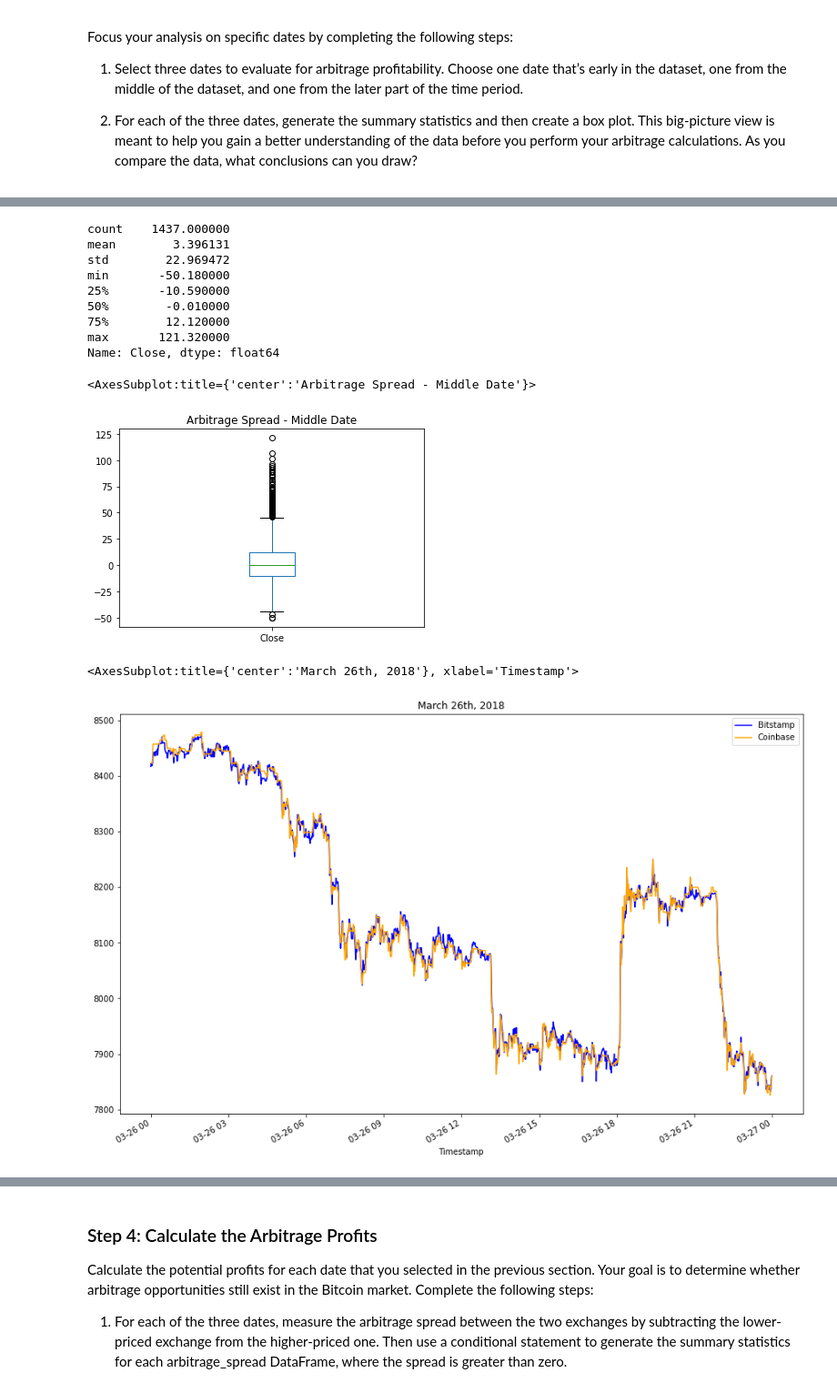
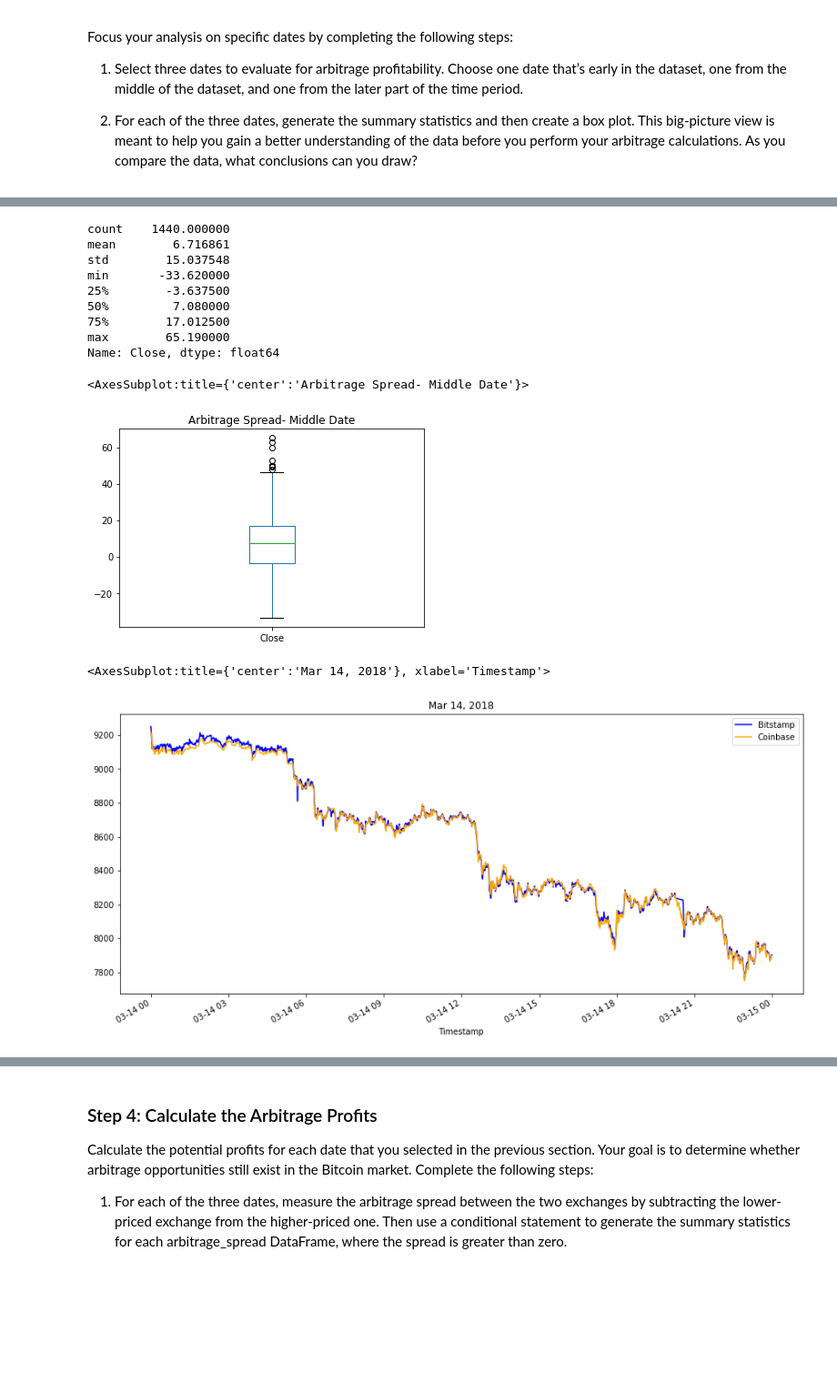
Before and after one commit to srn1358/Finding_Arbitrage_Opportunity, a Jupyter notebook: crypto_arbitrage.ipynb, the cells around one changed output, grey strips where cells are left out. Shown at 91% size. Cells and saved outputs as stored; diff of their text form; code cells hidden in the pictures; blank space fills up the shorter version.

```diff
--- a/crypto_arbitrage.ipynb
+++ b/crypto_arbitrage.ipynb
@@ -414,33 +416,34 @@ Name: Close, dtype: float64
 # %%
 # Using the date in the middle that you have selected, calculate the arbitrage spread
 # by subtracting the bitstamp lower closing prices from the coinbase higher closing prices
-arbitrage_spread_middle = # YOUR CODE HERE
+arbitrage_spread_middle = bitstamp_sliced['Close'].loc["2018-02-14 00:00:00":"2018-02-14 23:59:00"] - coinbase_sliced['Close'] .loc["2018-02-14 00:00:00":"2018-02-14 23:59:00"]
 
 # Generate summary statistics
-# YOUR CODE HERE
+arbitrage_spread_middle.describe()
 # %% [output]
-count    1437.000000
-mean        3.396131
-std        22.969472
-min       -50.180000
-25%       -10.590000
-50%        -0.010000
-75%        12.120000
-max       121.320000
+count    1440.000000
+mean        6.716861
+std        15.037548
+min       -33.620000
+25%        -3.637500
+50%         7.080000
+75%        17.012500
+max        65.190000
 Name: Close, dtype: float64
 # %%
 # Visualize the arbitrage spread from the middle of the dataset in a box plot
-# YOUR CODE HERE
+arbitrage_spread_middle.plot(kind="box",title="Arbitrage Spread- Middle Date")
 # %% [output]
-<AxesSubplot:title={'center':'Arbitrage Spread - Middle Date'}>
+<AxesSubplot:title={'center':'Arbitrage Spread- Middle Date'}>
-[figure, old version]
+[figure, new version]
 # %%
 # Create an overlay plot that visualizes the two dataframes over a period of one day from late in the dataset.
 # Be sure that the plots include the parameters `legend`, `figsize`, `title`, `color` and `label`
-# YOUR CODE HERE
+bitstamp_sliced["2018-03-14 00:00:00":"2018-03-14 23:59:00"]['Close'].plot(legend=True, figsize=(15, 7), title="Mar 14, 2018", color="blue", label="Bitstamp")
+coinbase_sliced["2018-03-14 00:00:00":"2018-03-14 23:59:00"]['Close'].plot(legend=True, figsize=(15, 7), color="orange", label="Coinbase")
 # %% [output]
-<AxesSubplot:title={'center':'March 26th, 2018'}, xlabel='Timestamp'>
+<AxesSubplot:title={'center':'Mar 14, 2018'}, xlabel='Timestamp'>
-[figure, old version]
+[figure, new version]
 # %%
 # Using the date from the late that you have selected, calculate the arbitrage spread
 # by subtracting the bitstamp lower closing prices from the coinbase higher closing prices
```
Also changed, not shown: parts of 15 cells of this notebook.
